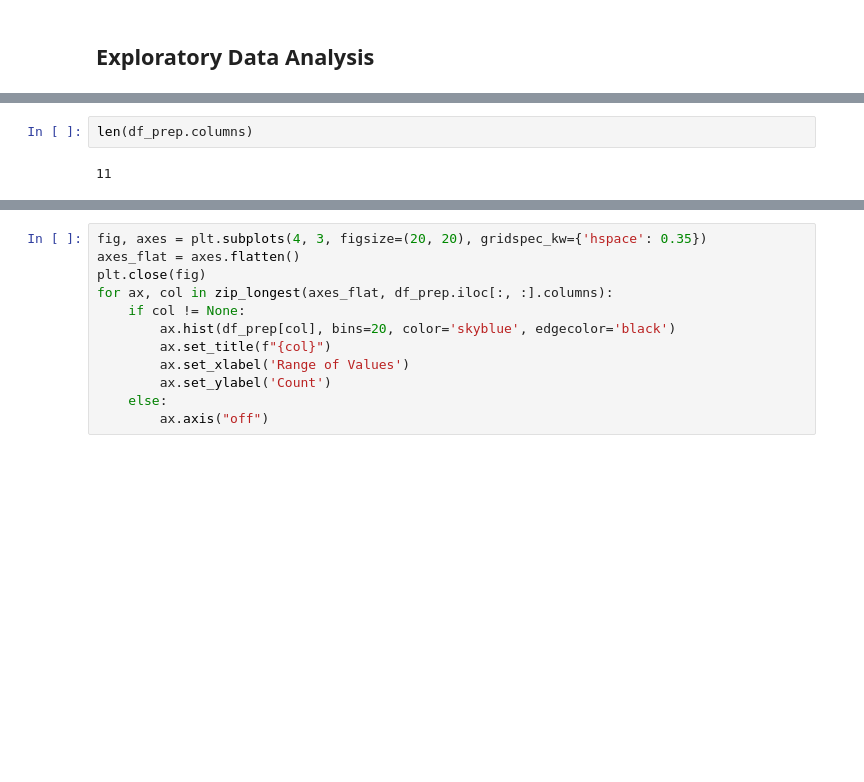
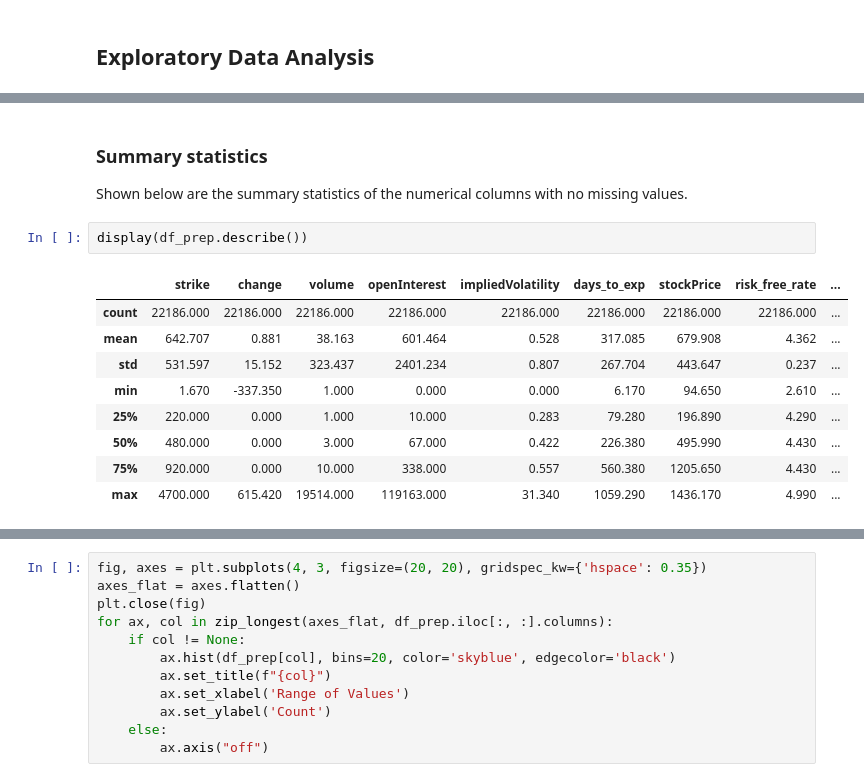
Before and after one commit to vsitucal-personal/ml2_final_project, a Jupyter notebook: ml_final_project_final.ipynb, the cells around one changed output, grey strips where cells are left out. Cells and saved outputs as stored; diff of their text form; blank space fills up the shorter version.

```diff
--- a/ml_final_project_final.ipynb
+++ b/ml_final_project_final.ipynb
@@ -143,4 +170,15 @@ display(df_prep.head(5))
-# %%
-len(df_prep.columns)
-# %% [output]
-11
+# %% [markdown]
+### Summary statistics
+Shown below are the summary statistics of the numerical columns with no missing values.
+# %%
+display(df_prep.describe())
+# %% [output]
+|  | strike | change | volume | openInterest | impliedVolatility | days_to_exp | stockPrice | risk_free_rate | ... |
+| count | 22186.000 | 22186.000 | 22186.000 | 22186.000 | 22186.000 | 22186.000 | 22186.000 | 22186.000 | ... |
+| mean | 642.707 | 0.881 | 38.163 | 601.464 | 0.528 | 317.085 | 679.908 | 4.362 | ... |
+| std | 531.597 | 15.152 | 323.437 | 2401.234 | 0.807 | 267.704 | 443.647 | 0.237 | ... |
+| min | 1.670 | -337.350 | 1.000 | 0.000 | 0.000 | 6.170 | 94.650 | 2.610 | ... |
+| 25% | 220.000 | 0.000 | 1.000 | 10.000 | 0.283 | 79.280 | 196.890 | 4.290 | ... |
+| 50% | 480.000 | 0.000 | 3.000 | 67.000 | 0.422 | 226.380 | 495.990 | 4.430 | ... |
+| 75% | 920.000 | 0.000 | 10.000 | 338.000 | 0.557 | 560.380 | 1205.650 | 4.430 | ... |
+| max | 4700.000 | 615.420 | 19514.000 | 119163.000 | 31.340 | 1059.290 | 1436.170 | 4.990 | ... |
```
Also changed, not shown: parts of 18 cells of this notebook, 1 other file.
